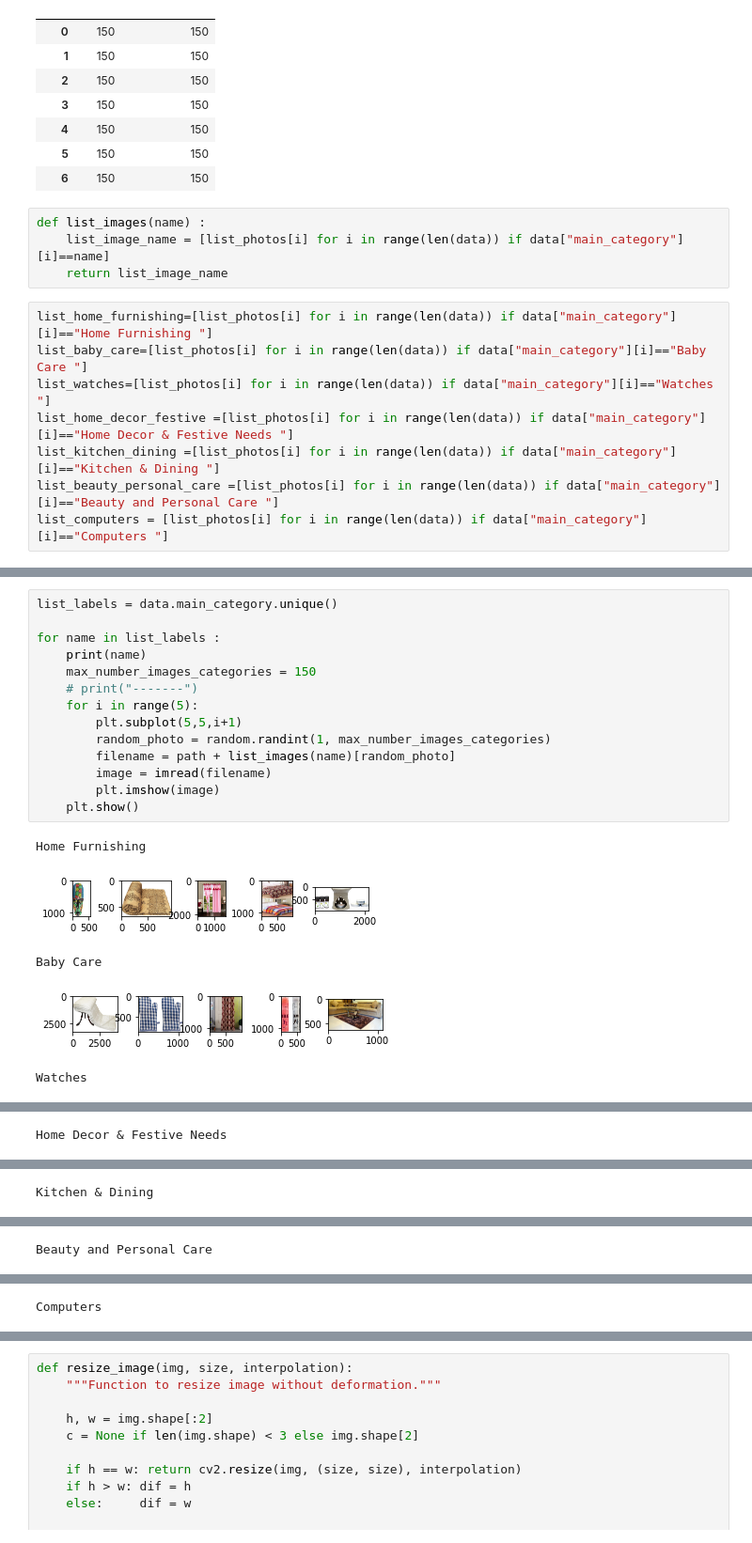
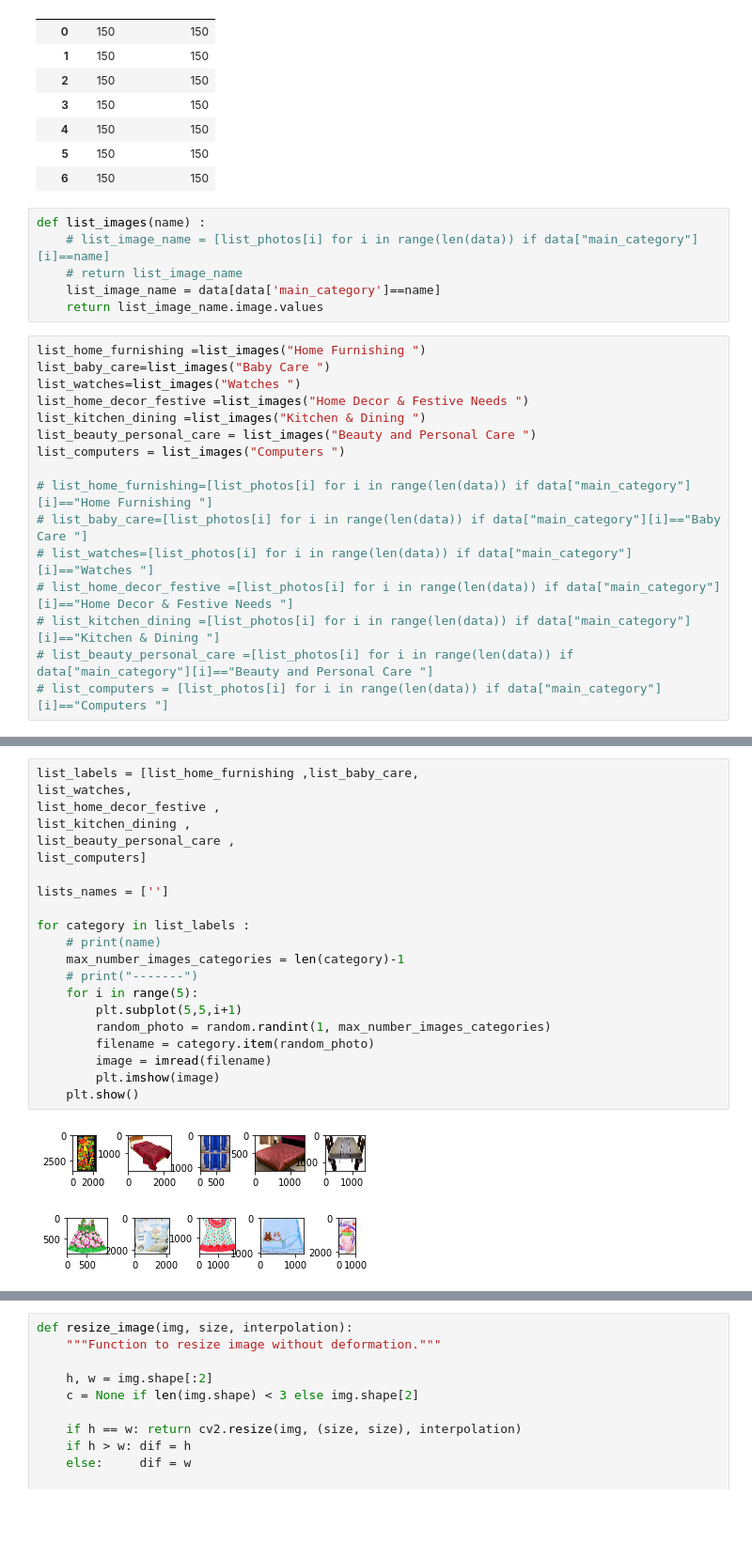
Before and after one commit to AbdulmagedALKHULAIFI/Automatic-classifer-consumer-goods, a Jupyter notebook: p6_2_IMG.ipynb, the cells around one changed output, grey strips where cells are left out. Shown at 94% size. Saved outputs shown, nothing was run; the diff lists cells and outputs as text; blank space fills up the shorter version.

Commit message:
Corrected the display example of each category function

```diff
--- a/p6_2_IMG.ipynb
+++ b/p6_2_IMG.ipynb
@@ -141,13 +157,23 @@ data.groupby("label").count()
 | 6 | 150 | 150 |
 # %%
 def list_images(name) :
-    list_image_name = [list_photos[i] for i in range(len(data)) if data["main_category"][i]==name]
-    return list_image_name
+    # list_image_name = [list_photos[i] for i in range(len(data)) if data["main_category"][i]==name]
+    # return list_image_name
+    list_image_name = data[data['main_category']==name]
+    return list_image_name.image.values
 # %%
-list_home_furnishing=[list_photos[i] for i in range(len(data)) if data["main_category"][i]=="Home Furnishing "]
-list_baby_care=[list_photos[i] for i in range(len(data)) if data["main_category"][i]=="Baby Care "]
-list_watches=[list_photos[i] for i in range(len(data)) if data["main_category"][i]=="Watches "]
-list_home_decor_festive =[list_photos[i] for i in range(len(data)) if data["main_category"][i]=="Home Decor & Festive Needs "]
-list_kitchen_dining =[list_photos[i] for i in range(len(data)) if data["main_category"][i]=="Kitchen & Dining "]
-list_beauty_personal_care =[list_photos[i] for i in range(len(data)) if data["main_category"][i]=="Beauty and Personal Care "]
-list_computers = [list_photos[i] for i in range(len(data)) if data["main_category"][i]=="Computers "]
+list_home_furnishing =list_images("Home Furnishing ")
+list_baby_care=list_images("Baby Care ")
+list_watches=list_images("Watches ")
+list_home_decor_festive =list_images("Home Decor & Festive Needs ")
+list_kitchen_dining =list_images("Kitchen & Dining ")
+list_beauty_personal_care = list_images("Beauty and Personal Care ")
+list_computers = list_images("Computers ")
+
+# list_home_furnishing=[list_photos[i] for i in range(len(data)) if data["main_category"][i]=="Home Furnishing "]
+# list_baby_care=[list_photos[i] for i in range(len(data)) if data["main_category"][i]=="Baby Care "]
+# list_watches=[list_photos[i] for i in range(len(data)) if data["main_category"][i]=="Watches "]
+# list_home_decor_festive =[list_photos[i] for i in range(len(data)) if data["main_category"][i]=="Home Decor & Festive Needs "]
+# list_kitchen_dining =[list_photos[i] for i in range(len(data)) if data["main_category"][i]=="Kitchen & Dining "]
+# list_beauty_personal_care =[list_photos[i] for i in range(len(data)) if data["main_category"][i]=="Beauty and Personal Care "]
+# list_computers = [list_photos[i] for i in range(len(data)) if data["main_category"][i]=="Computers "]
@@ -160,20 +190,24 @@ len(list_computers)
 # %%
-list_labels = data.main_category.unique()
+list_labels = [list_home_furnishing ,list_baby_care,
+list_watches,
+list_home_decor_festive ,
+list_kitchen_dining ,
+list_beauty_personal_care ,
+list_computers]
 
-for name in list_labels :
-    print(name)
-    max_number_images_categories = 150
+lists_names = ['']
+
+for category in list_labels :
+    # print(name)
+    max_number_images_categories = len(category)-1
     # print("-------")
     for i in range(5):
         plt.subplot(5,5,i+1)
         random_photo = random.randint(1, max_number_images_categories)
-        filename = path + list_images(name)[random_photo]
+        filename = category.item(random_photo)
         image = imread(filename)
         plt.imshow(image)
     plt.show()
 # %% [output]
-Home Furnishing
-[figure, old version]
+[figure, new version]
-Baby Care
-[figure, old version]
+[figure, new version]
-Watches
@@ -181 +214,0 @@ Watches
-Home Decor & Festive Needs
@@ -183 +215,0 @@ Home Decor & Festive Needs
-Kitchen & Dining
@@ -185 +216,0 @@ Kitchen & Dining
-Beauty and Personal Care
@@ -187 +217,0 @@ Beauty and Personal Care
-Computers
```
Also changed, not shown: parts of 10 cells of this notebook.
